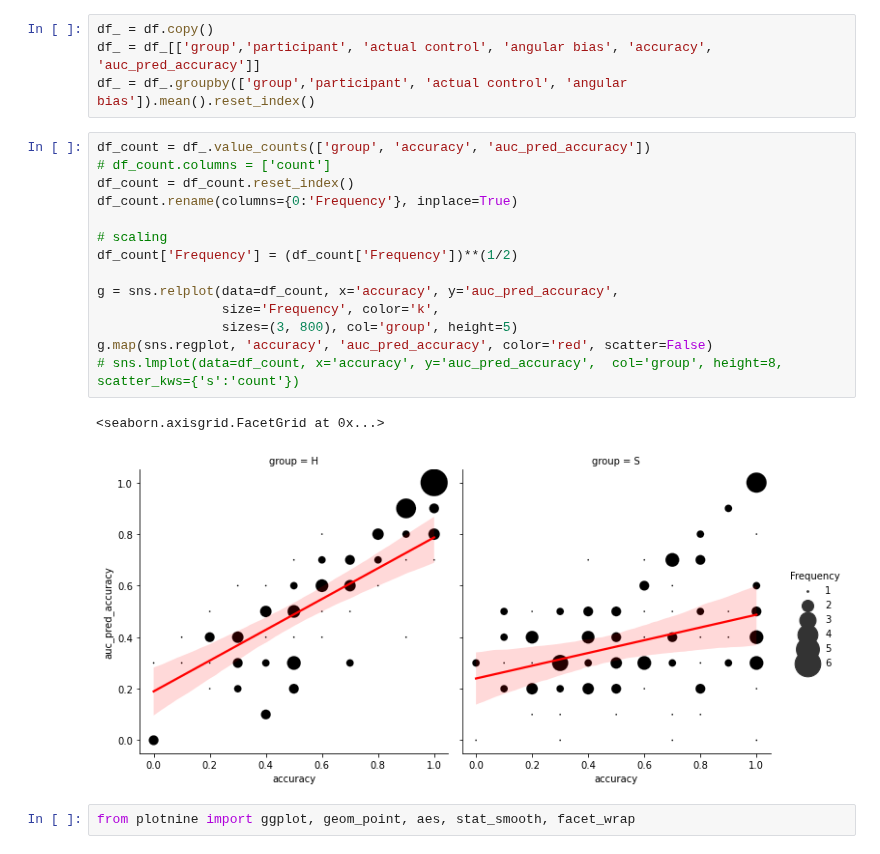
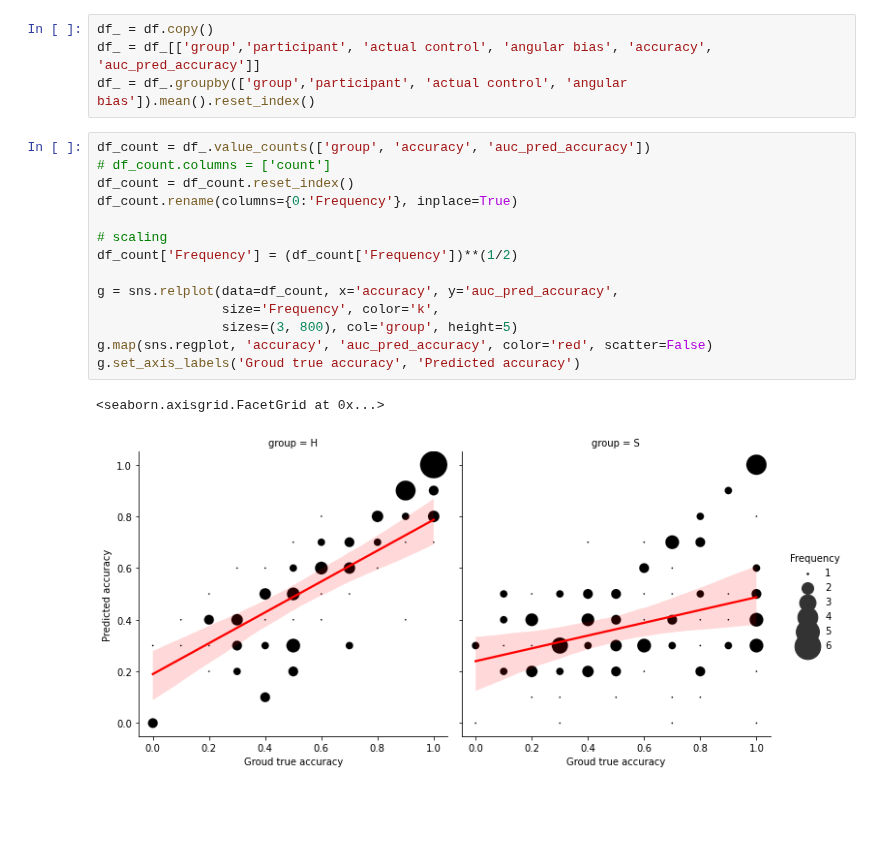
Before and after one commit to acercyc/Keio-Testing_analysis, a Jupyter notebook: src/ana_three_dot_prediction_corr.ipynb, the cells around one changed output. Saved outputs shown, nothing was run; the diff lists cells and outputs as text; blank space fills up the shorter version.

```diff
--- a/src/ana_three_dot_prediction_corr.ipynb
+++ b/src/ana_three_dot_prediction_corr.ipynb
@@ -17,19 +22,17 @@ df_ = df_.groupby(['group','participant', 'actual control', 'angular bias']).mea
 # %%
 df_count = df_.value_counts(['group', 'accuracy', 'auc_pred_accuracy'])
 # df_count.columns = ['count']
 df_count = df_count.reset_index()
 df_count.rename(columns={0:'Frequency'}, inplace=True)
 
 # scaling
 df_count['Frequency'] = (df_count['Frequency'])**(1/2)
 
 g = sns.relplot(data=df_count, x='accuracy', y='auc_pred_accuracy',
                 size='Frequency', color='k',
                 sizes=(3, 800), col='group', height=5)
 g.map(sns.regplot, 'accuracy', 'auc_pred_accuracy', color='red', scatter=False)
-# sns.lmplot(data=df_count, x='accuracy', y='auc_pred_accuracy',  col='group', height=8, scatter_kws={'s':'count'})
+g.set_axis_labels('Groud true accuracy', 'Predicted accuracy')
 # %% [output]
 <seaborn.axisgrid.FacetGrid at 0x...>
-[figure, old version]
+[figure, new version]
-# %%
-from plotnine import ggplot, geom_point, aes, stat_smooth, facet_wrap
```
Also changed, not shown: parts of 11 cells of this notebook, 2 other files.
